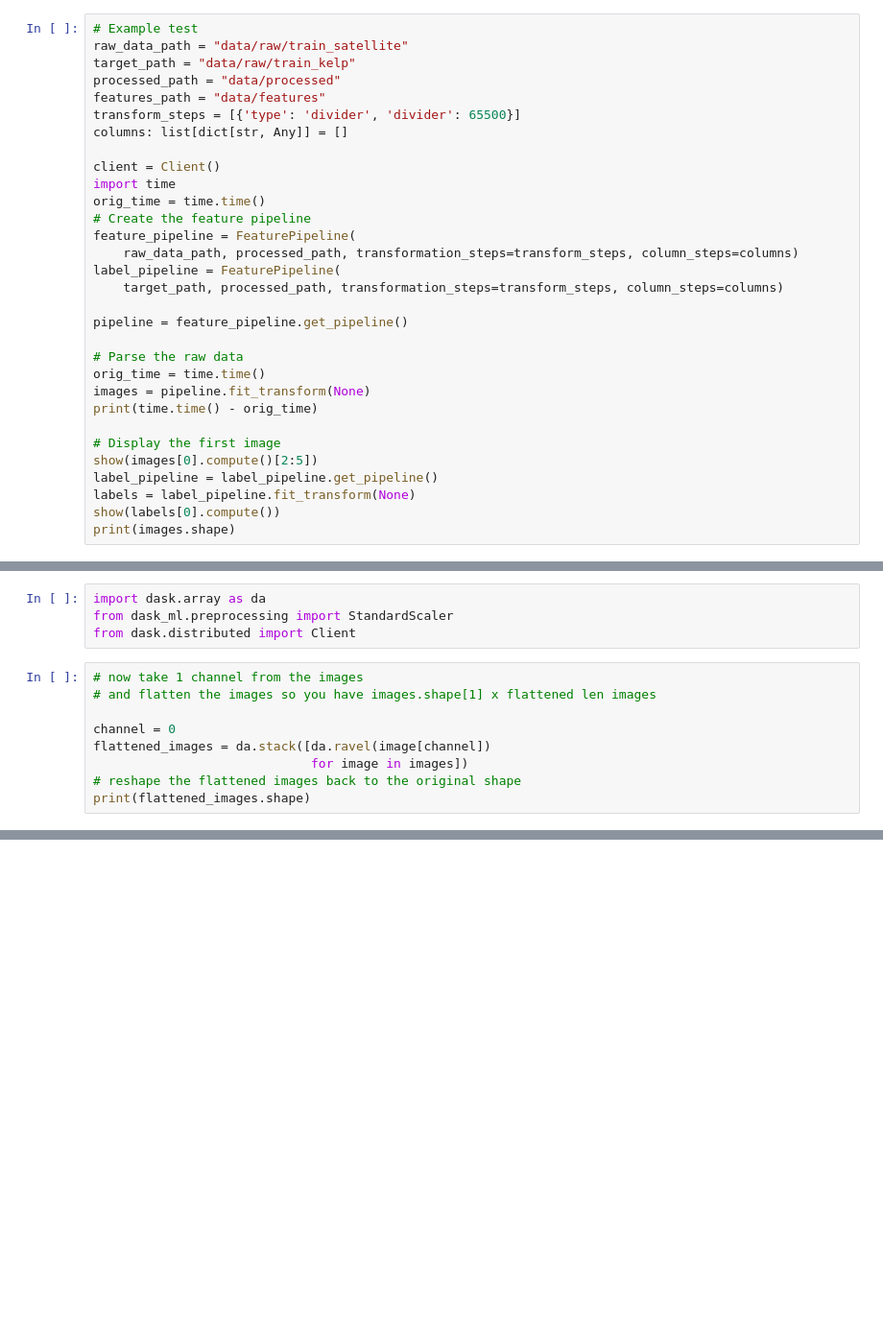
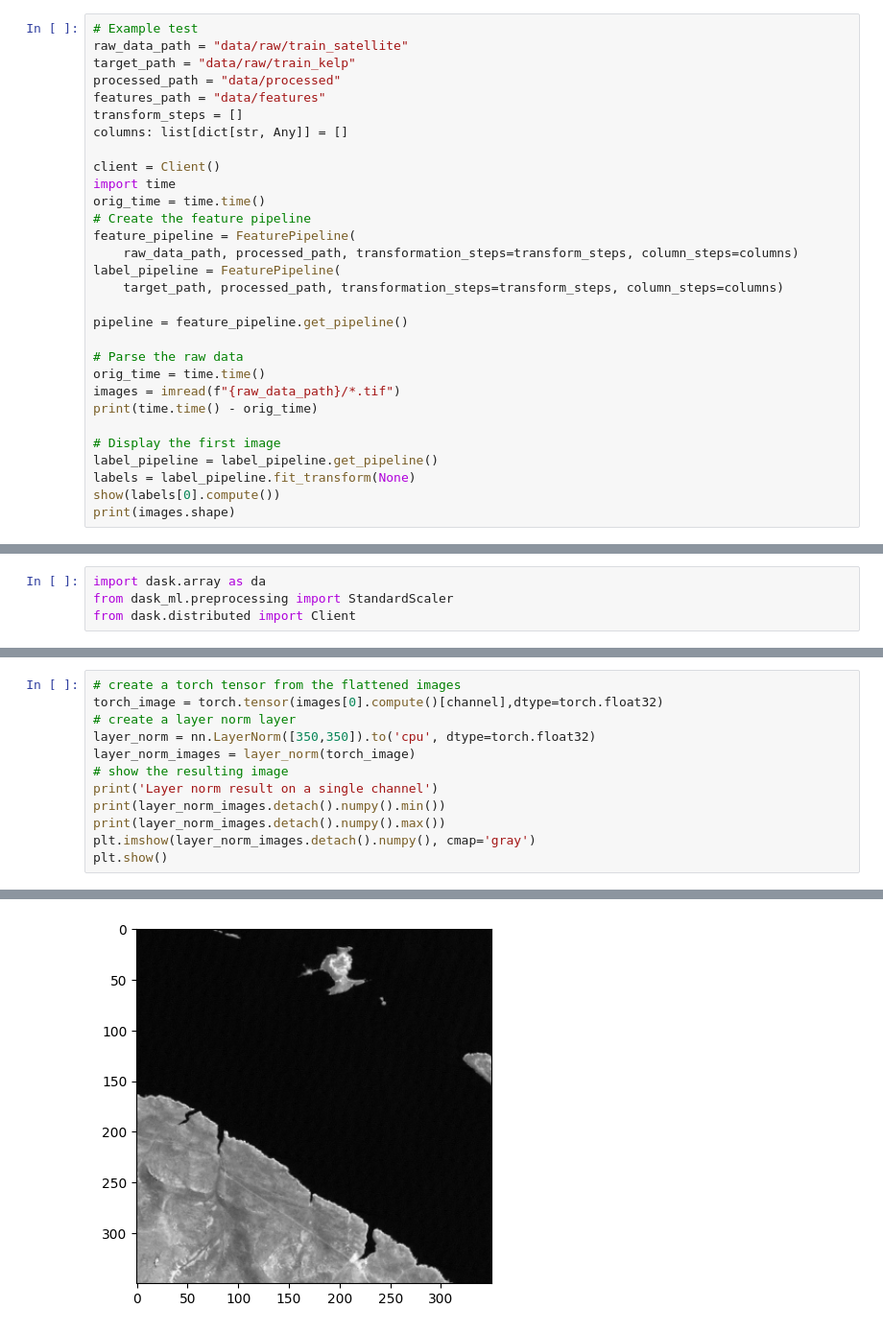
Before and after one commit to TeamEpochGithub/iv-q2-detect-kelp, a Jupyter notebook: playing around with dask and sklearn pipelines.ipynb, the cells around one changed output, grey strips where cells are left out. Shown at 96% size. Saved outputs shown, nothing was run; the diff lists cells and outputs as text; blank space fills up the shorter version.

```diff
--- a/playing around with dask and sklearn pipelines.ipynb
+++ b/playing around with dask and sklearn pipelines.ipynb
@@ -36,7 +37,7 @@ raw_data_path = "data/raw/train_satellite"
 target_path = "data/raw/train_kelp"
 processed_path = "data/processed"
 features_path = "data/features"
-transform_steps = [{'type': 'divider', 'divider': 65500}]
+transform_steps = []
 columns: list[dict[str, Any]] = []
 
 client = Client()
@@ -52,11 +53,10 @@ pipeline = feature_pipeline.get_pipeline()
 
 # Parse the raw data
 orig_time = time.time()
-images = pipeline.fit_transform(None)
+images = imread(f"{raw_data_path}/*.tif")
 print(time.time() - orig_time)
 
 # Display the first image
-show(images[0].compute()[2:5])
 label_pipeline = label_pipeline.get_pipeline()
 labels = label_pipeline.fit_transform(None)
 show(labels[0].compute())
@@ -70,12 +72,3 @@ print(images.shape)
 import dask.array as da
 from dask_ml.preprocessing import StandardScaler
 from dask.distributed import Client
-# %%
-# now take 1 channel from the images
-# and flatten the images so you have images.shape[1] x flattened len images
-
-channel = 0
-flattened_images = da.stack([da.ravel(image[channel])
-                             for image in images])
-# reshape the flattened images back to the original shape
-print(flattened_images.shape)
@@ -122,0 +89,13 @@ print(layer_norm_images.shape)
+# %%
+# create a torch tensor from the flattened images
+torch_image = torch.tensor(images[0].compute()[channel],dtype=torch.float32)
+# create a layer norm layer
+layer_norm = nn.LayerNorm([350,350]).to('cpu', dtype=torch.float32)
+layer_norm_images = layer_norm(torch_image)
+# show the resulting image
+print('Layer norm result on a single channel')
+print(layer_norm_images.detach().numpy().min())
+print(layer_norm_images.detach().numpy().max())
+plt.imshow(layer_norm_images.detach().numpy(), cmap='gray')
+plt.show()
+# %% [output]
@@ -122,0 +105 @@ print(layer_norm_images.shape)
+[figure, added]
```
Also changed, not shown: parts of 9 cells of this notebook.
